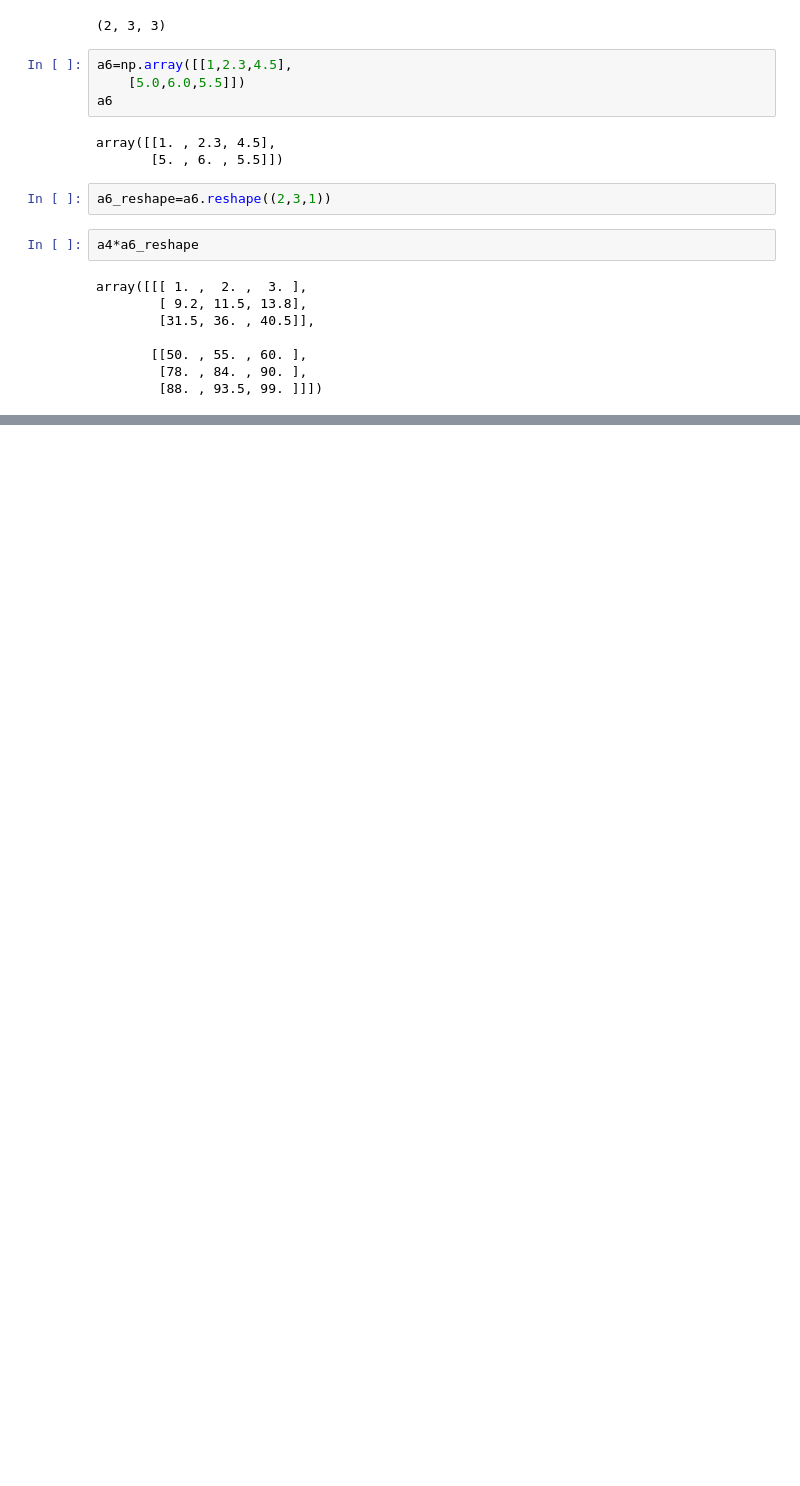
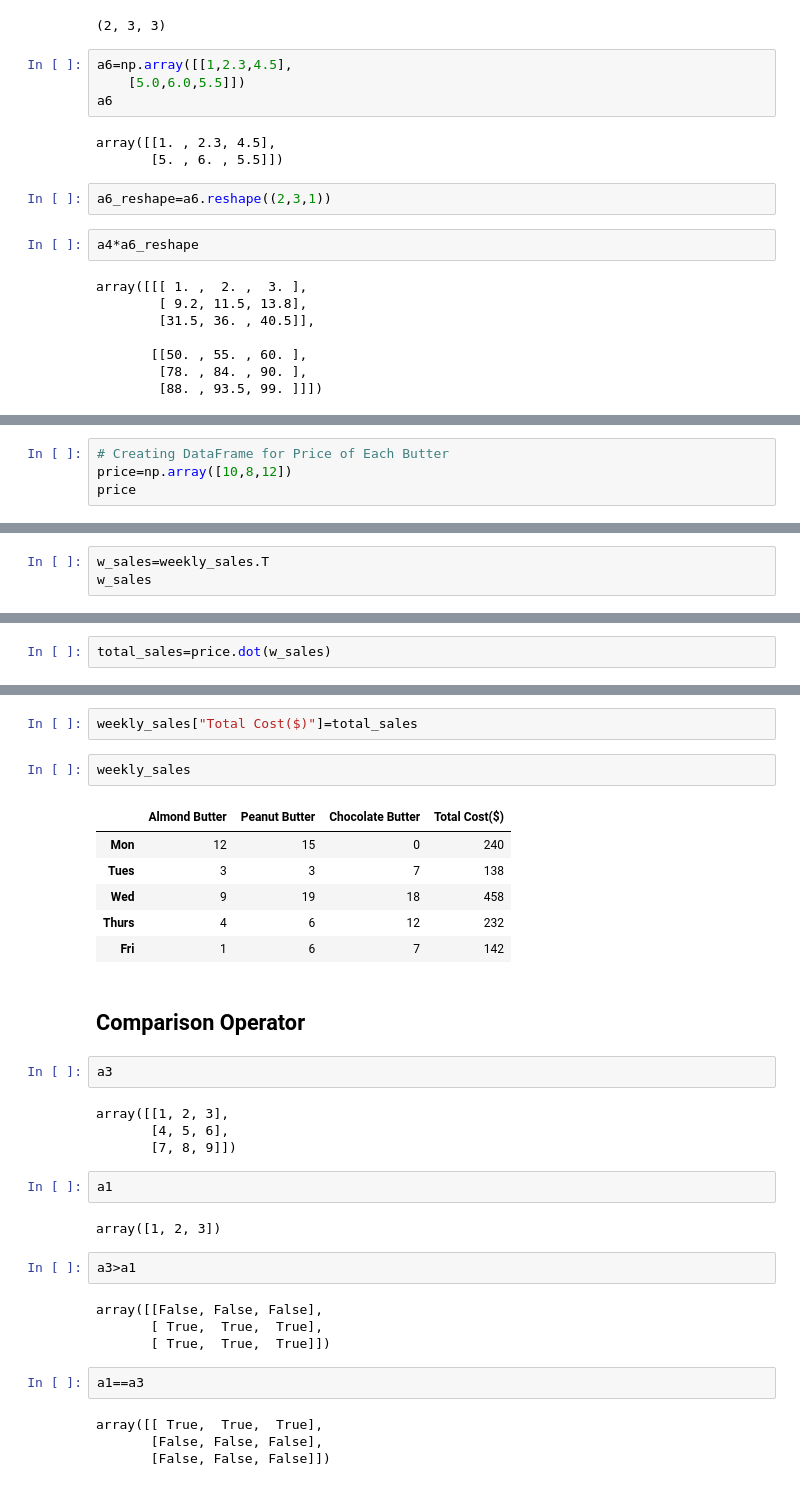
Before and after one commit to Jai3-ui/Machine-Learning-, a Jupyter notebook: Libraries/Numpy/Numpy.ipynb, the cells around one changed output, grey strips where cells are left out. Cells and saved outputs as stored; diff of their text form; blank space fills up the shorter version.

```diff
--- a/Libraries/Numpy/Numpy.ipynb
+++ b/Libraries/Numpy/Numpy.ipynb
@@ -616,0 +641,4 @@ array([[ 39,  35,  44,  55,   5],
+# %%
+# Creating DataFrame for Price of Each Butter
+price=np.array([10,8,12])
+price
@@ -616,0 +654,3 @@ array([[ 39,  35,  44,  55,   5],
+# %%
+w_sales=weekly_sales.T
+w_sales
@@ -616,0 +662,2 @@ array([[ 39,  35,  44,  55,   5],
+# %%
+total_sales=price.dot(w_sales)
@@ -616,0 +681,35 @@ array([[ 39,  35,  44,  55,   5],
+# %%
+weekly_sales["Total Cost($)"]=total_sales
+# %%
+weekly_sales
+# %% [output]
+|  | Almond Butter | Peanut Butter | Chocolate Butter | Total Cost($) |
+| Mon | 12 | 15 | 0 | 240 |
+| Tues | 3 | 3 | 7 | 138 |
+| Wed | 9 | 19 | 18 | 458 |
+| Thurs | 4 | 6 | 12 | 232 |
+| Fri | 1 | 6 | 7 | 142 |
+# %% [markdown]
+## Comparison  Operator
+# %%
+a3
+# %% [output]
+array([[1, 2, 3],
+       [4, 5, 6],
+       [7, 8, 9]])
+# %%
+a1
+# %% [output]
+array([1, 2, 3])
+# %%
+a3>a1
+# %% [output]
+array([[False, False, False],
+       [ True,  True,  True],
+       [ True,  True,  True]])
+# %%
+a1==a3
+# %% [output]
+array([[ True,  True,  True],
+       [False, False, False],
+       [False, False, False]])
```
Also changed, not shown: parts of 36 cells of this notebook, 1 other file.
